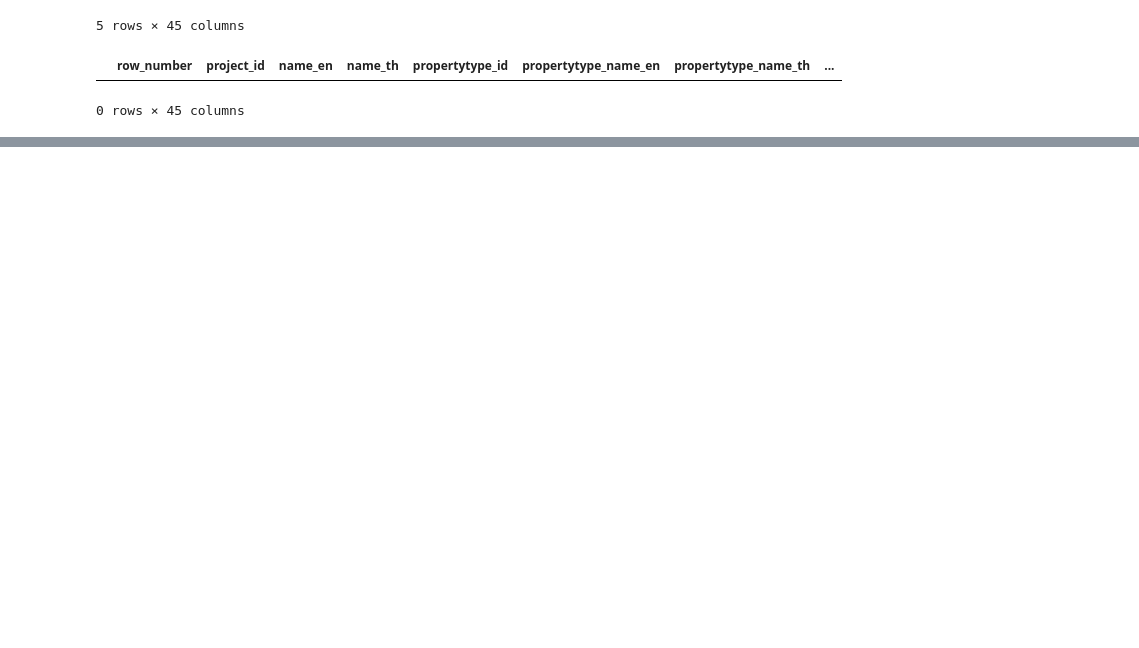
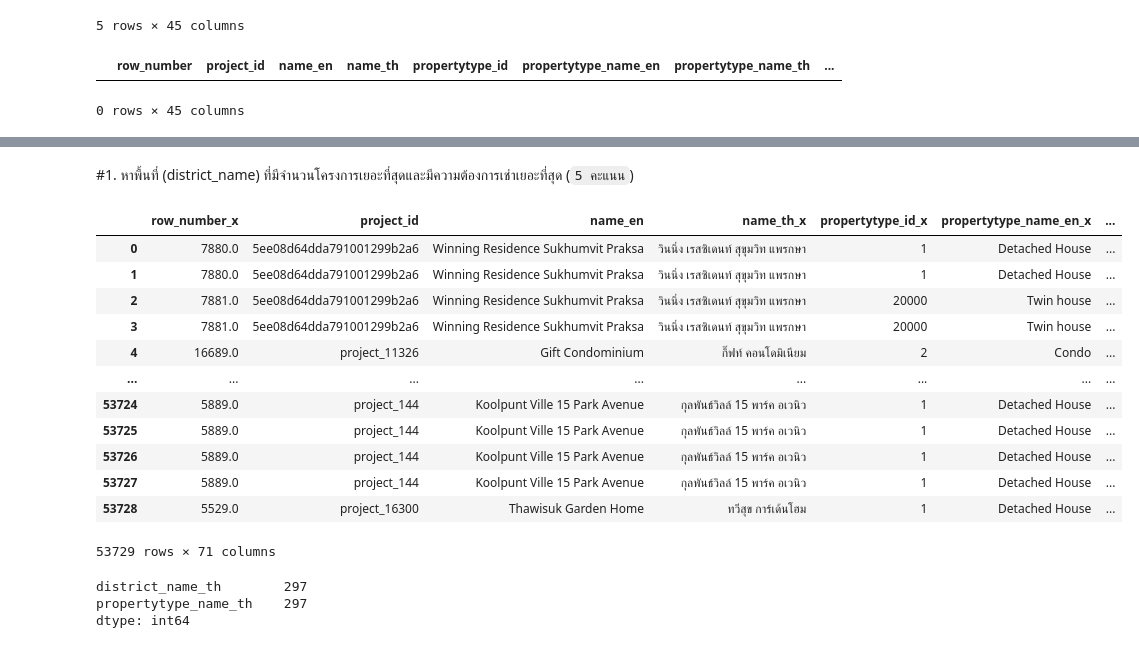
Before and after one commit to Praewphat/BasicProg_DataViz65, a Jupyter notebook: midterm65.ipynb, the cells around one changed output, grey strips where cells are left out. Drawn from its saved outputs; the diff is of its cells as text; code cells hidden in the pictures; blank space fills up the shorter version.

````diff
--- a/midterm65.ipynb
+++ b/midterm65.ipynb
@@ -375,0 +239,24 @@ project.dropna(how='all')
+# %% [markdown]
+#1. หาพื้นที่ (district_name) ที่มีจำนวนโครงการเยอะที่สุดและมีความต้องการเช่าเยอะที่สุด (```5 คะแนน```)
+# %%
+project.merge(unit, left_on='project_id', right_on='project_id')
+# %% [output]
+|  | row_number_x | project_id | name_en | name_th_x | propertytype_id_x | propertytype_name_en_x | ... |
+| 0 | 7880.0 | 5ee08d64dda791001299b2a6 | Winning Residence Sukhumvit Praksa | วินนิ่ง เรสซิเดนท์ สุขุมวิท แพรกษา | 1 | Detached House | ... |
+| 1 | 7880.0 | 5ee08d64dda791001299b2a6 | Winning Residence Sukhumvit Praksa | วินนิ่ง เรสซิเดนท์ สุขุมวิท แพรกษา | 1 | Detached House | ... |
+| 2 | 7881.0 | 5ee08d64dda791001299b2a6 | Winning Residence Sukhumvit Praksa | วินนิ่ง เรสซิเดนท์ สุขุมวิท แพรกษา | 20000 | Twin house | ... |
+| 3 | 7881.0 | 5ee08d64dda791001299b2a6 | Winning Residence Sukhumvit Praksa | วินนิ่ง เรสซิเดนท์ สุขุมวิท แพรกษา | 20000 | Twin house | ... |
+| 4 | 16689.0 | project_11326 | Gift Condominium | กิ๊ฟท์ คอนโดมิเนียม | 2 | Condo | ... |
+| ... | ... | ... | ... | ... | ... | ... | ... |
+| 53724 | 5889.0 | project_144 | Koolpunt Ville 15 Park Avenue | กุลพันธ์วิลล์ 15 พาร์ค อเวนิว | 1 | Detached House | ... |
+| 53725 | 5889.0 | project_144 | Koolpunt Ville 15 Park Avenue | กุลพันธ์วิลล์ 15 พาร์ค อเวนิว | 1 | Detached House | ... |
+| 53726 | 5889.0 | project_144 | Koolpunt Ville 15 Park Avenue | กุลพันธ์วิลล์ 15 พาร์ค อเวนิว | 1 | Detached House | ... |
+| 53727 | 5889.0 | project_144 | Koolpunt Ville 15 Park Avenue | กุลพันธ์วิลล์ 15 พาร์ค อเวนิว | 1 | Detached House | ... |
+| 53728 | 5529.0 | project_16300 | Thawisuk Garden Home | ทวีสุข การ์เด้นโฮม | 1 | Detached House | ... |
+53729 rows × 71 columns
+# %%
+project.groupby('district_name_th').max().reset_index()[['district_name_th','propertytype_name_th']]
+# %% [output]
+district_name_th        297
+propertytype_name_th    297
+dtype: int64
````
Also changed, not shown: parts of 38 cells of this notebook.
